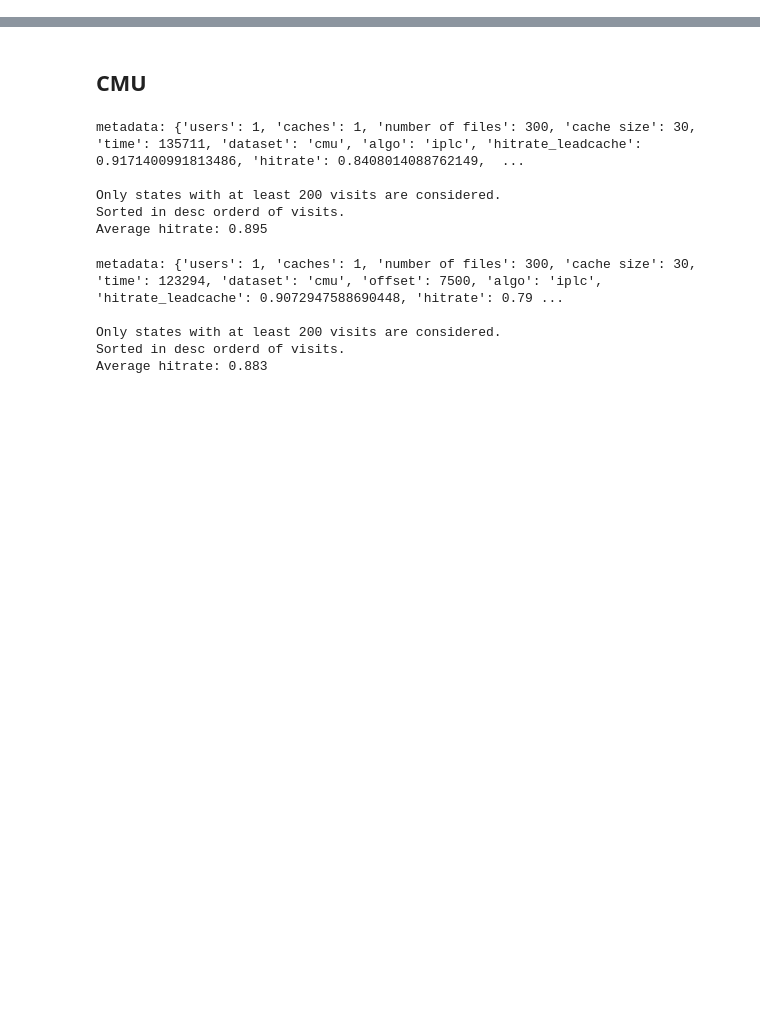
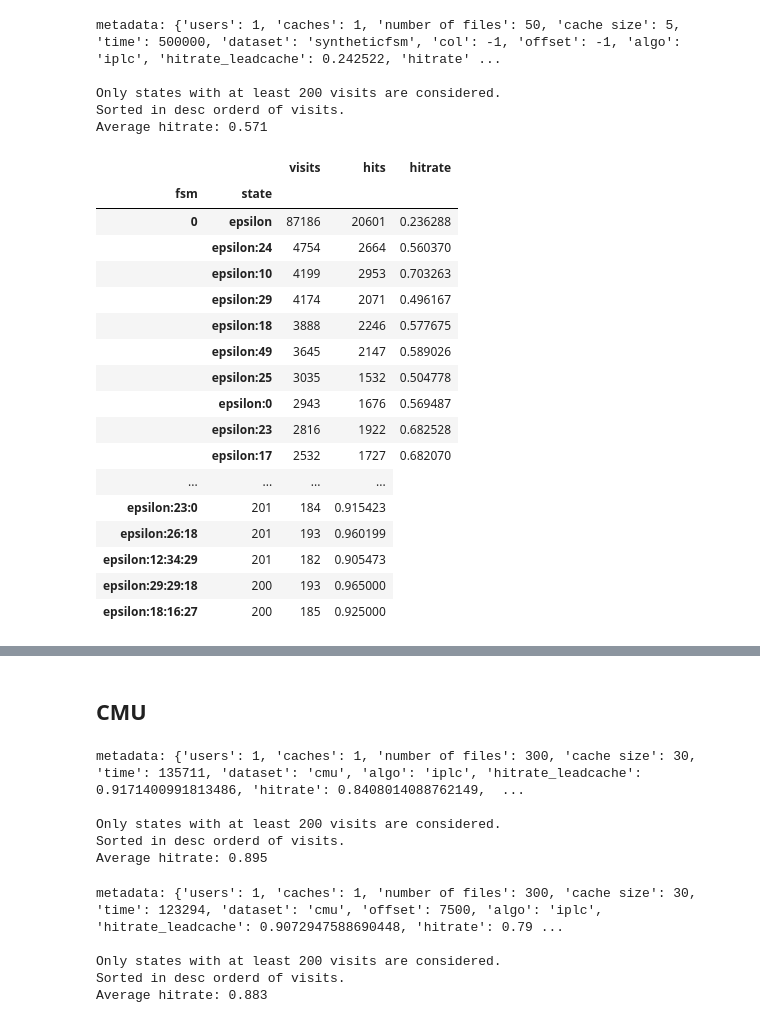
Before and after one commit to AtivJoshi/UniversalCaching, a Jupyter notebook: results.ipynb, the cells around one changed output, grey strips where cells are left out. Cells and saved outputs as stored; diff of their text form; code cells hidden in the pictures; blank space fills up the shorter version.

```diff
--- a/results.ipynb
+++ b/results.ipynb
@@ -5,0 +90,42 @@ pd.set_option('display.max_rows', None)
+# %%
+with pd.HDFStore('data/syntheticfsm/syntheticfsm_col-1_iplc_multifsm_u1_c1_t500000_d1_f50_04_18_01_30_58.h5') as storage:
+    df = storage['df']
+    metadata = storage.get_storer('df').attrs.metadata
+    # metadata['offset']=3000
+    # _=metadata.pop('col')
+    # storage.get_storer('df').attrs.metadata=metadata
+    _ = metadata.pop('network_graph')
+
+    cutoff=200
+    df1 = df.drop(df[df['visits'] < cutoff].index)
+    hitrate_filtered=df1['hits'].sum()/df1['visits'].sum()
+    df1.sort_values(by=['fsm','visits'], inplace=True, ascending=[True,False])
+
+    print(f'metadata: {metadata}\n')
+    print(f'Only states with at least {cutoff} visits are considered.')
+    print(f'Sorted in desc orderd of visits. \nAverage hitrate: {hitrate_filtered:0.3}')
+    df1
+# %% [output]
+metadata: {'users': 1, 'caches': 1, 'number of files': 50, 'cache size': 5, 'time': 500000, 'dataset': 'syntheticfsm', 'col': -1, 'offset': -1, 'algo': 'iplc', 'hitrate_leadcache': 0.242522, 'hitrate' ...
+
+Only states with at least 200 visits are considered.
+Sorted in desc orderd of visits.
+Average hitrate: 0.571
+|  |  | visits | hits | hitrate |
+| fsm | state |  |  |  |
+| 0 | epsilon | 87186 | 20601 | 0.236288 |
+|  | epsilon:24 | 4754 | 2664 | 0.560370 |
+|  | epsilon:10 | 4199 | 2953 | 0.703263 |
+|  | epsilon:29 | 4174 | 2071 | 0.496167 |
+|  | epsilon:18 | 3888 | 2246 | 0.577675 |
+|  | epsilon:49 | 3645 | 2147 | 0.589026 |
+|  | epsilon:25 | 3035 | 1532 | 0.504778 |
+|  | epsilon:0 | 2943 | 1676 | 0.569487 |
+|  | epsilon:23 | 2816 | 1922 | 0.682528 |
+|  | epsilon:17 | 2532 | 1727 | 0.682070 |
+| ... | ... | ... | ... |
+| epsilon:23:0 | 201 | 184 | 0.915423 |
+| epsilon:26:18 | 201 | 193 | 0.960199 |
+| epsilon:12:34:29 | 201 | 182 | 0.905473 |
+| epsilon:29:29:18 | 200 | 193 | 0.965000 |
+| epsilon:18:16:27 | 200 | 185 | 0.925000 |
```
Also changed, not shown: parts of 3 cells of this notebook, 3 other files.
